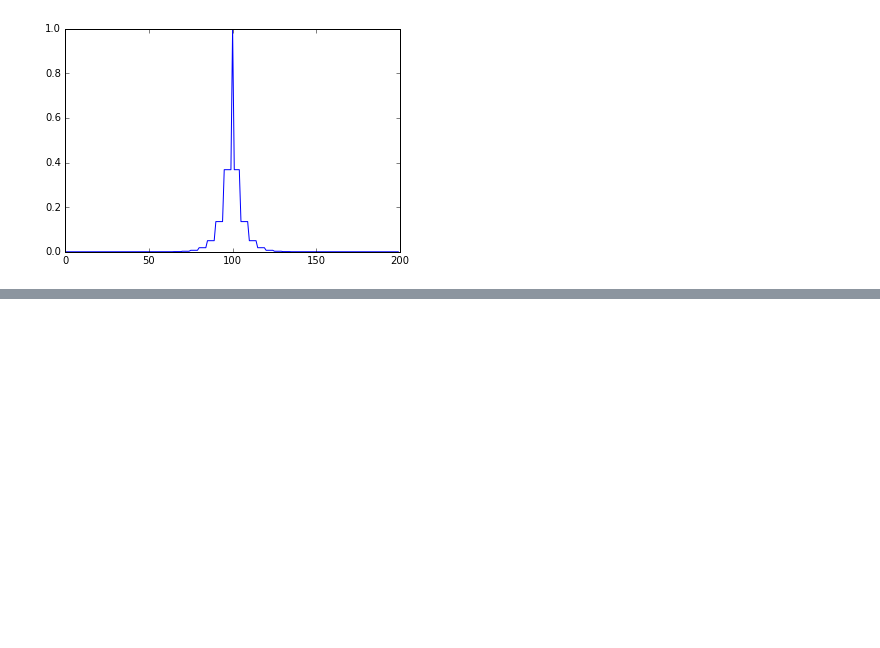
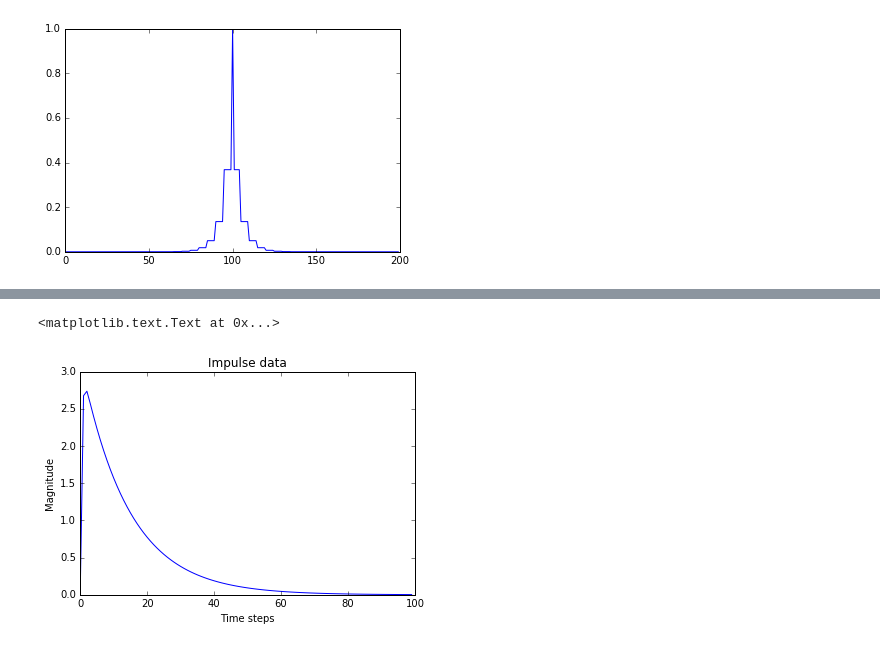
Before and after one commit to abhishekmalali/lstm_theano, a Jupyter notebook: test_basic.ipynb, the cells around one changed output, grey strips where cells are left out. Saved outputs shown, nothing was run; the diff lists cells and outputs as text; code cells hidden in the pictures; blank space fills up the shorter version.

```diff
--- a/test_basic.ipynb
+++ b/test_basic.ipynb
@@ -610,0 +644,12 @@ plt.plot(data)
+# %%
+num = [18]
+den = [1, 6, 1]
+k = scipy.signal.impulse((num, den), N=100)
+# %%
+plt.plot(k[1])
+plt.xlabel('Time steps')
+plt.ylabel('Magnitude')
+plt.title('Impulse data')
+# %% [output]
+<matplotlib.text.Text at 0x...>
+[figure, added]
```
Also changed, not shown: parts of 6 cells of this notebook, 1 other file.
